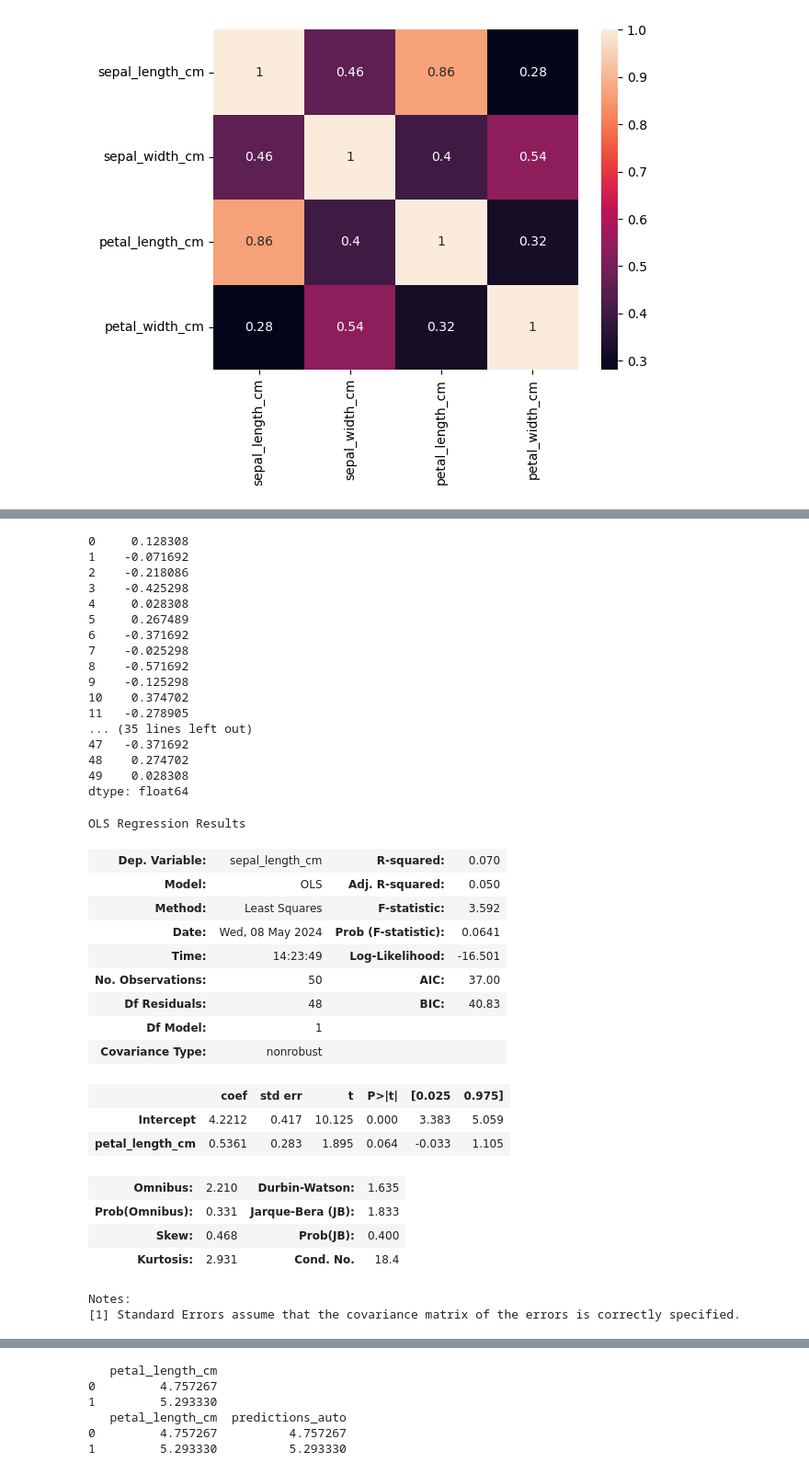
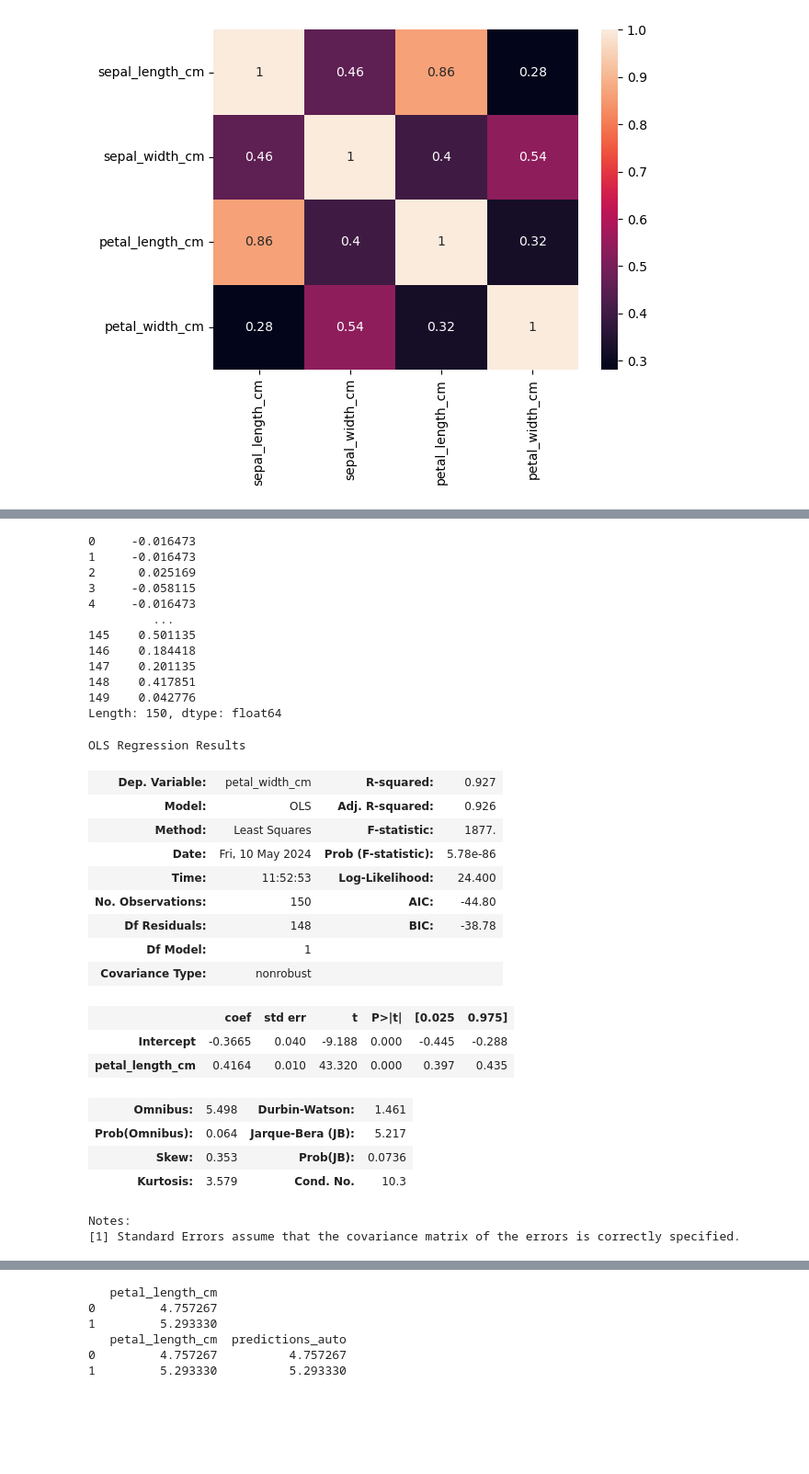
Before and after one commit to IreneKilgannon/pands-project, a Jupyter notebook: analysis.ipynb, the cells around one changed output, grey strips where cells are left out. Shown at 92% size. Cells and saved outputs as stored; diff of their text form; code cells hidden in the pictures; blank space fills up the shorter version.

```diff
--- a/analysis.ipynb
+++ b/analysis.ipynb
@@ -455,7 +466,7 @@ sns.heatmap(virginica.drop(['species'], axis = 1).corr(), annot = True)
 # %%
 from statsmodels.formula.api import ols
 
-mdl_sepal_length_vs_petal_length = ols("sepal_length_cm ~ petal_length_cm", data = setosa).fit()
+mdl_petal_width_cm_vs_petal_length = ols("petal_width_cm ~ petal_length_cm", data = iris).fit()
 
-print(mdl_sepal_length_vs_petal_length.params)
+print(mdl_petal_width_cm_vs_petal_length.params)
 # %% [output]
@@ -485,43 +497,38 @@ plt.show()
 # %%
-print(mdl_sepal_length_vs_petal_length.resid)
+print(mdl_petal_width_cm_vs_petal_length.resid)
 # %% [output]
-0     0.128308
-1    -0.071692
-2    -0.218086
-3    -0.425298
-4     0.028308
-5     0.267489
-6    -0.371692
-7    -0.025298
-8    -0.571692
-9    -0.125298
-10    0.374702
-11   -0.278905
-... (35 lines left out)
-47   -0.371692
-48    0.274702
-49    0.028308
-dtype: float64
+0     -0.016473
+1     -0.016473
+2      0.025169
+3     -0.058115
+4     -0.016473
+         ...
+145    0.501135
+146    0.184418
+147    0.201135
+148    0.417851
+149    0.042776
+Length: 150, dtype: float64
 # %%
-mdl_sepal_length_vs_petal_length.summary()
+mdl_petal_width_cm_vs_petal_length.summary()
 # %% [output]
 OLS Regression Results
-| Dep. Variable: | sepal_length_cm | R-squared: | 0.070 |
-| Model: | OLS | Adj. R-squared: | 0.050 |
-| Method: | Least Squares | F-statistic: | 3.592 |
-| Date: | Wed, 08 May 2024 | Prob (F-statistic): | 0.0641 |
-| Time: | 14:23:49 | Log-Likelihood: | -16.501 |
-| No. Observations: | 50 | AIC: | 37.00 |
-| Df Residuals: | 48 | BIC: | 40.83 |
+| Dep. Variable: | petal_width_cm | R-squared: | 0.927 |
+| Model: | OLS | Adj. R-squared: | 0.926 |
+| Method: | Least Squares | F-statistic: | 1877. |
+| Date: | Fri, 10 May 2024 | Prob (F-statistic): | 5.78e-86 |
+| Time: | 11:52:53 | Log-Likelihood: | 24.400 |
+| No. Observations: | 150 | AIC: | -44.80 |
+| Df Residuals: | 148 | BIC: | -38.78 |
 | Df Model: | 1 |  |  |
 | Covariance Type: | nonrobust |  |  |
 |  | coef | std err | t | P>|t| | [0.025 | 0.975] |
-| Intercept | 4.2212 | 0.417 | 10.125 | 0.000 | 3.383 | 5.059 |
-| petal_length_cm | 0.5361 | 0.283 | 1.895 | 0.064 | -0.033 | 1.105 |
+| Intercept | -0.3665 | 0.040 | -9.188 | 0.000 | -0.445 | -0.288 |
+| petal_length_cm | 0.4164 | 0.010 | 43.320 | 0.000 | 0.397 | 0.435 |
-| Omnibus: | 2.210 | Durbin-Watson: | 1.635 |
-| Prob(Omnibus): | 0.331 | Jarque-Bera (JB): | 1.833 |
-| Skew: | 0.468 | Prob(JB): | 0.400 |
-| Kurtosis: | 2.931 | Cond. No. | 18.4 |
+| Omnibus: | 5.498 | Durbin-Watson: | 1.461 |
+| Prob(Omnibus): | 0.064 | Jarque-Bera (JB): | 5.217 |
+| Skew: | 0.353 | Prob(JB): | 0.0736 |
+| Kurtosis: | 3.579 | Cond. No. | 10.3 |
 Notes:
 [1] Standard Errors assume that the covariance matrix of the errors is correctly specified.
 # %%
```
Also changed, not shown: parts of 9 cells of this notebook, 2 other files.
